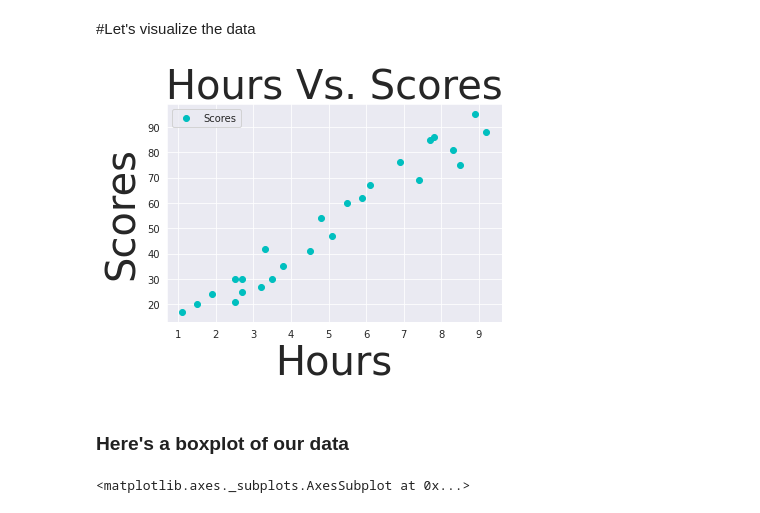
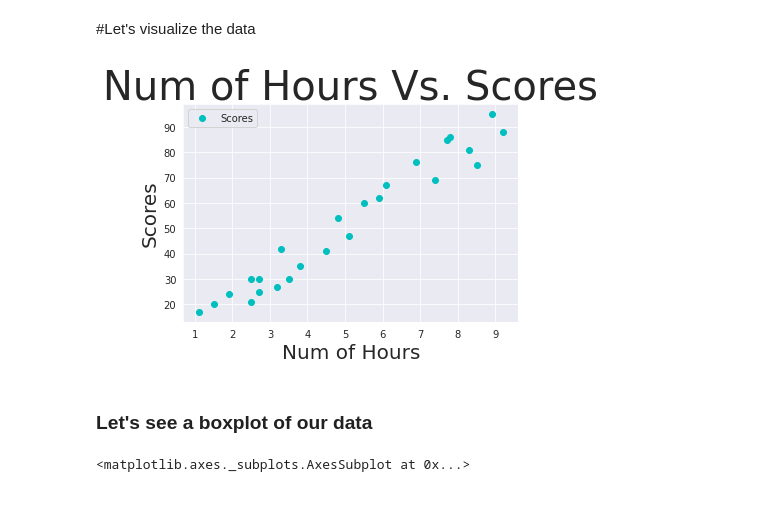
Before and after one commit to SOUHA-GH/TSP-GRIP-Data-Science---Business-Analytics, a Jupyter notebook: Prediction_using_Supervised_ML.ipynb, the cells around one changed output. Cells and saved outputs as stored; diff of their text form; code cells hidden in the pictures.

```diff
--- a/Prediction_using_Supervised_ML.ipynb
+++ b/Prediction_using_Supervised_ML.ipynb
@@ -66,15 +70,15 @@ df.describe()
 # %%
 sns.set_style('darkgrid')
 
 plt.plot(df['Hours'],df['Scores'],'oc')
-plt.xlabel('Hours',fontsize = 40)
-plt.ylabel('Scores',fontsize = 40)
-plt.title('Hours Vs. Scores',fontsize = 40)
+plt.xlabel('Num of Hours',fontsize = 20)
+plt.ylabel('Scores',fontsize = 20)
+plt.title('Num of Hours Vs. Scores',fontsize = 40)
 plt.legend(['Scores']);
 # %% [output]
-[figure, old version]
+[figure, new version]
 # %% [markdown]
-### Here's a boxplot of our data
+### Let's see a boxplot of our data
 # %%
 sns.boxplot(data=df[["Hours","Scores"]])
 # %% [output]
```
Also changed, not shown: parts of 12 cells of this notebook.
